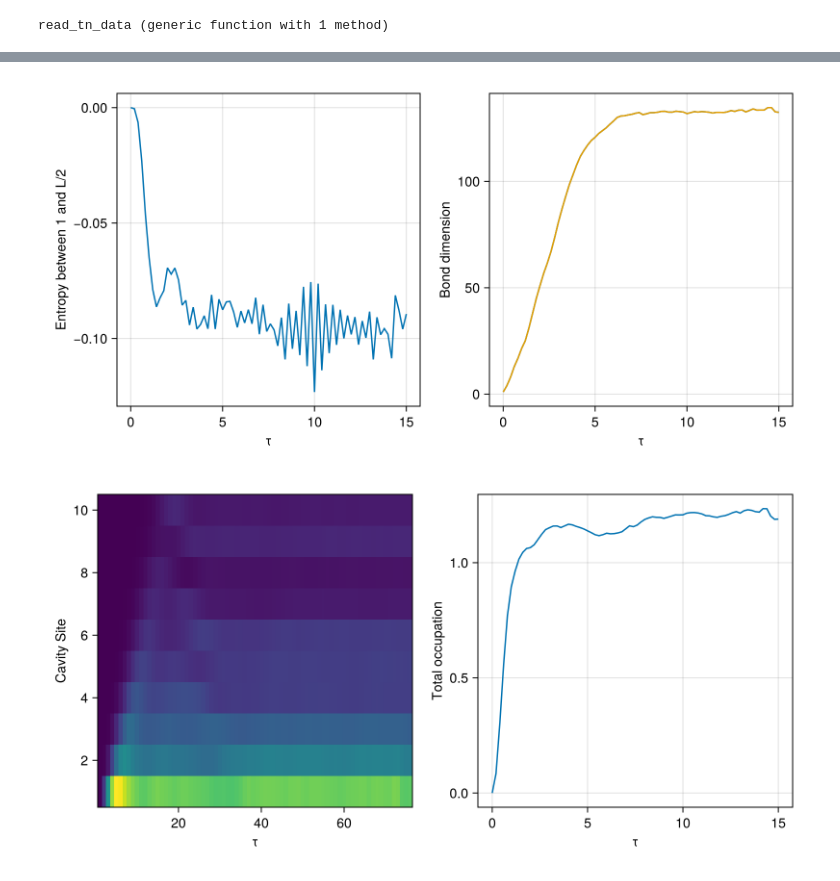
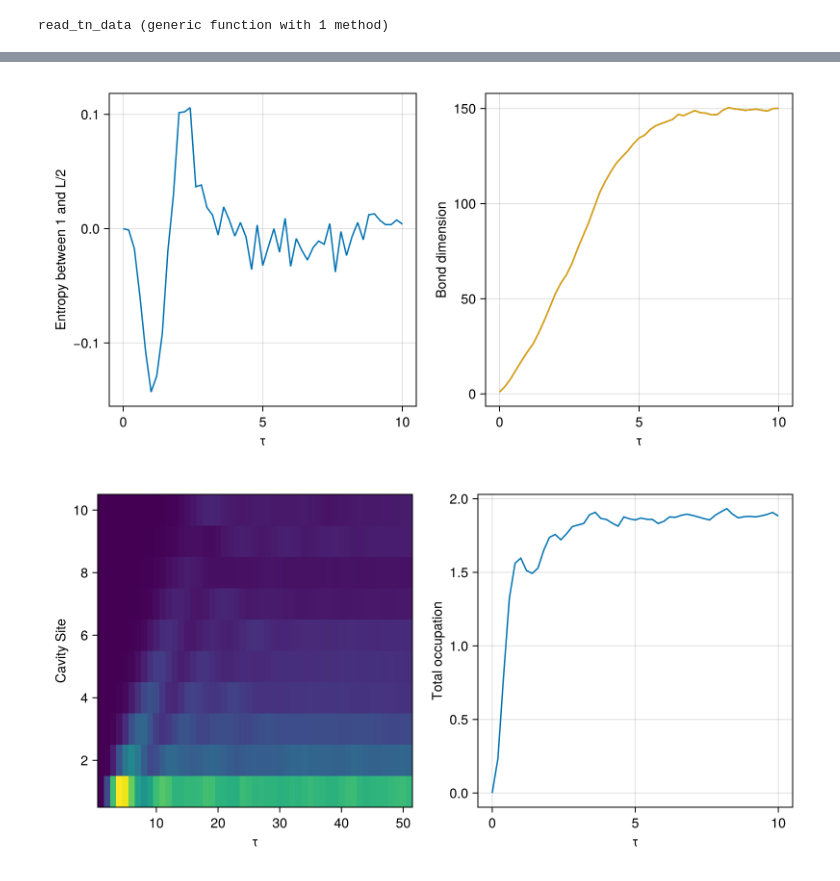
Before and after one commit to Ssalazar12/open_system_tn, a Jupyter notebook: notebooks/benchmarking.ipynb, the cells around one changed output, grey strips where cells are left out. Cells and saved outputs as stored; diff of their text form; code cells hidden in the pictures.

Commit message:
added more data

```diff
--- a/notebooks/benchmarking.ipynb
+++ b/notebooks/benchmarking.ipynb
@@ -130,35 +132,30 @@ aa
 # %%
-f_name = "TEBD_N3_L10_om2.50_J2.00_gamma1.00_kerr0.10_drive1.50_maxt15.00_deltat0.20_traj200_cutexp-20.h5"
-meta_data10, occupations10, entropies10, bond_dims10, correlations10, a_ops10 = read_tn_data(data_route*f_name)
-time_list10 = 0.0:meta_data10["delta_t"]:meta_data10["maxt"]
-tot_oc10 = sum(occupations10, dims=1)[1:end];
-
-f_name = "TEBD_N3_L10_om2.50_J2.00_gamma1.00_kerr0.10_drive1.50_maxt15.00_deltat0.20_traj200_cutexp-20.h5"
-meta_data3, occupations3, entropies3, bond_dims3, correlations3, a_ops3 = read_tn_data(data_route*f_name)
-time_list = 0.0:meta_data3["delta_t"]:meta_data3["maxt"]
-tot_oc10 = sum(occupations3, dims=1)[1:end];
+f_name = "TEBD_N3_L10_om2.50_J2.00_gamma1.00_kerr0.10_drive2.50_maxt10.00_deltat0.20_traj100_cutexp-18.h5"
+meta_data, occupations, entropies, bond_dims, correlations, a_ops = read_tn_data(data_route*f_name)
+time_list = 0.0:meta_data["delta_t"]:meta_data["maxt"]
+tot_oc = sum(occupations, dims=1)[1:end];
 # %%
 f = Figure(size = (800, 400))
 ax1 = Axis(f[1, 1], xlabel="τ", ylabel="Entropy between 1 and L/2")
 ax2 = Axis(f[1, 2], xlabel="τ", ylabel="Bond dimension")
 
-lines!(ax1, time_list10, entropies10)
-lines!(ax2, time_list10, bond_dims10)
-lines!(ax2, time_list, bond_dims3)
+lines!(ax1, time_list, entropies)
+lines!(ax2, time_list, bond_dims)
+lines!(ax2, time_list, bond_dims)
 
 f
 # %% [output]
-[figure, old version]
+[figure, new version]
 # %%
 f = Figure(size = (800, 400))
 ax1 = Axis(f[1, 1], xlabel="τ", ylabel="Cavity Site")
 ax2 = Axis(f[1, 2], xlabel="τ", ylabel="Total occupation")
 
-heatmap!(ax1, transpose(occupations10))
-lines!(ax2, time_list, tot_oc10)
+heatmap!(ax1, transpose(occupations))
+lines!(ax2, time_list, tot_oc)
 f
 # %% [output]
-[figure, old version]
+[figure, new version]
 # %%
 # don0t forget the normalziattion factor
 tindex = 10
```
Also changed, not shown: parts of 7 cells of this notebook, 13 other files.
